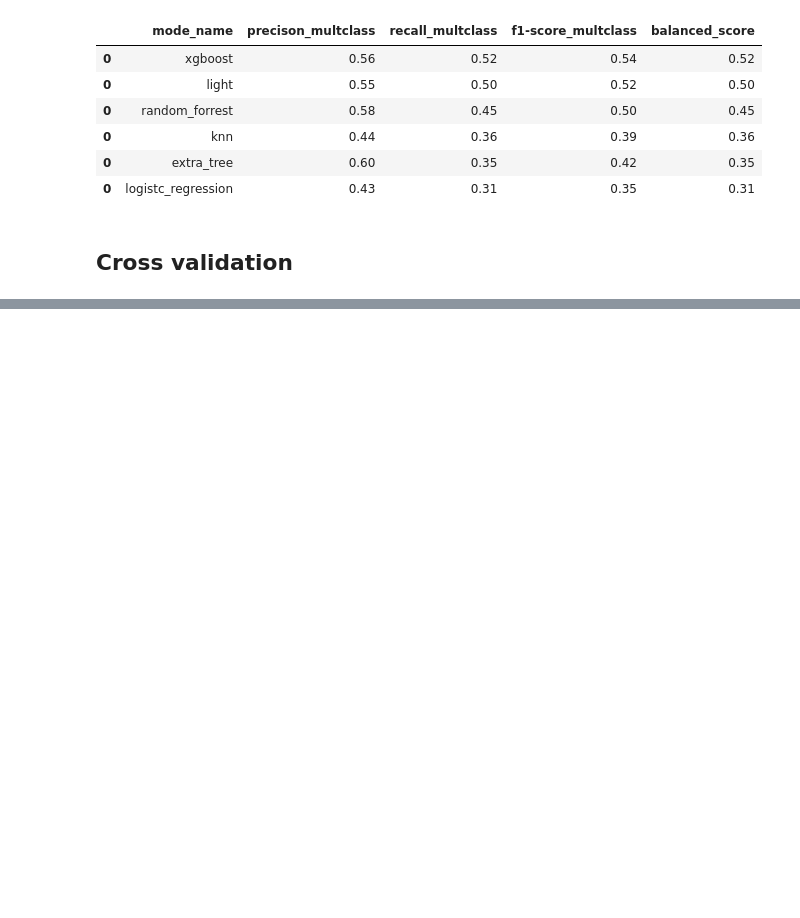
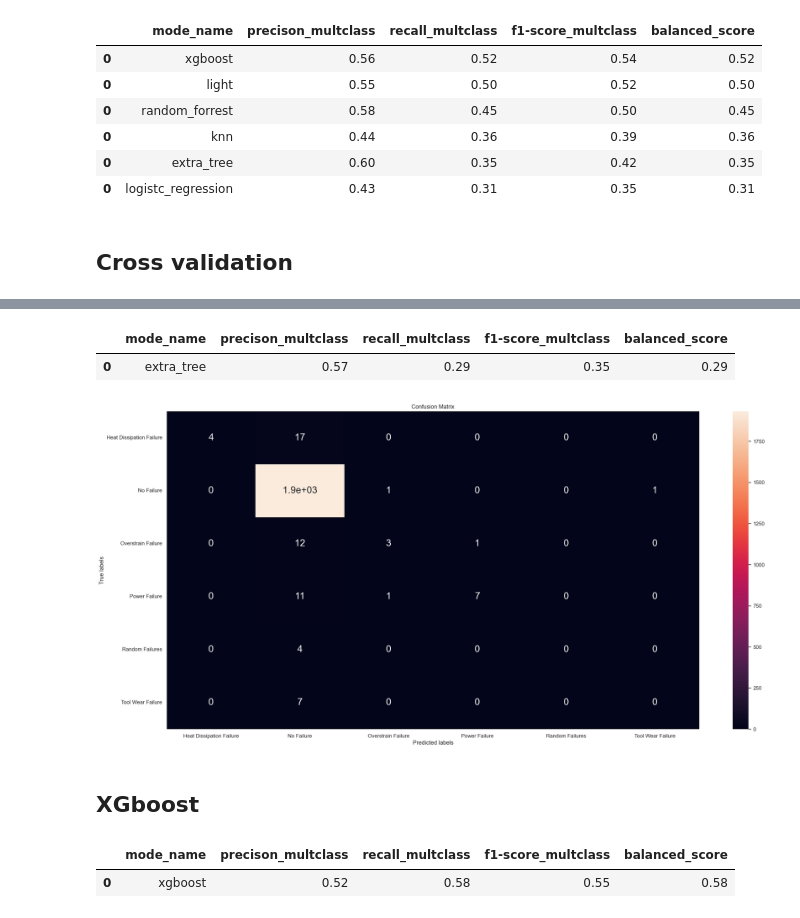
Before and after one commit to lavinomenezes/desafio_indicium, a Jupyter notebook: notebooks/desafio_indicium_lm_v06_machile_learning.ipynb, the cells around one changed output, grey strips where cells are left out. Saved outputs shown, nothing was run; the diff lists cells and outputs as text; code cells hidden in the pictures; blank space fills up the shorter version.

```diff
--- a/notebooks/desafio_indicium_lm_v06_machile_learning.ipynb
+++ b/notebooks/desafio_indicium_lm_v06_machile_learning.ipynb
@@ -290,0 +344,33 @@ models_comparison.sort_values(by='recall_multclass_cv',ascending=False)
+# %%
+#model training
+et_model = ExtraTreesClassifier(n_estimators=300,random_state=42,n_jobs=-1,class_weight=class_weights).fit(X_train,y_train)
+
+#model predict
+yhat_et = et_model.predict(X_val)
+
+#metrics
+et_metrics  = mult_metrics('extra_tree',y_val,yhat_et)
+et_metrics
+# %% [output]
+|  | mode_name | precison_multclass | recall_multclass | f1-score_multclass | balanced_score |
+| 0 | extra_tree | 0.57 | 0.29 | 0.35 | 0.29 |
+# %%
+#confusion matrix
+confusion_m(y_val,yhat_et)
+# %% [output]
+[figure, added]
+# %% [markdown]
+## XGboost
+# %%
+#model
+xgb_model = xgb.XGBClassifier(n_estimators=300,seed=42).fit(X_train,y_train,sample_weight=sample_weights)
+
+#predict
+yhat_xgb = xgb_model.predict(X_val)
+
+#metrics
+xgb_metrics = mult_metrics('xgboost',y_val,yhat_xgb)
+xgb_metrics
+# %% [output]
+|  | mode_name | precison_multclass | recall_multclass | f1-score_multclass | balanced_score |
+| 0 | xgboost | 0.52 | 0.58 | 0.55 | 0.58 |
```
Also changed, not shown: parts of 26 cells of this notebook.
